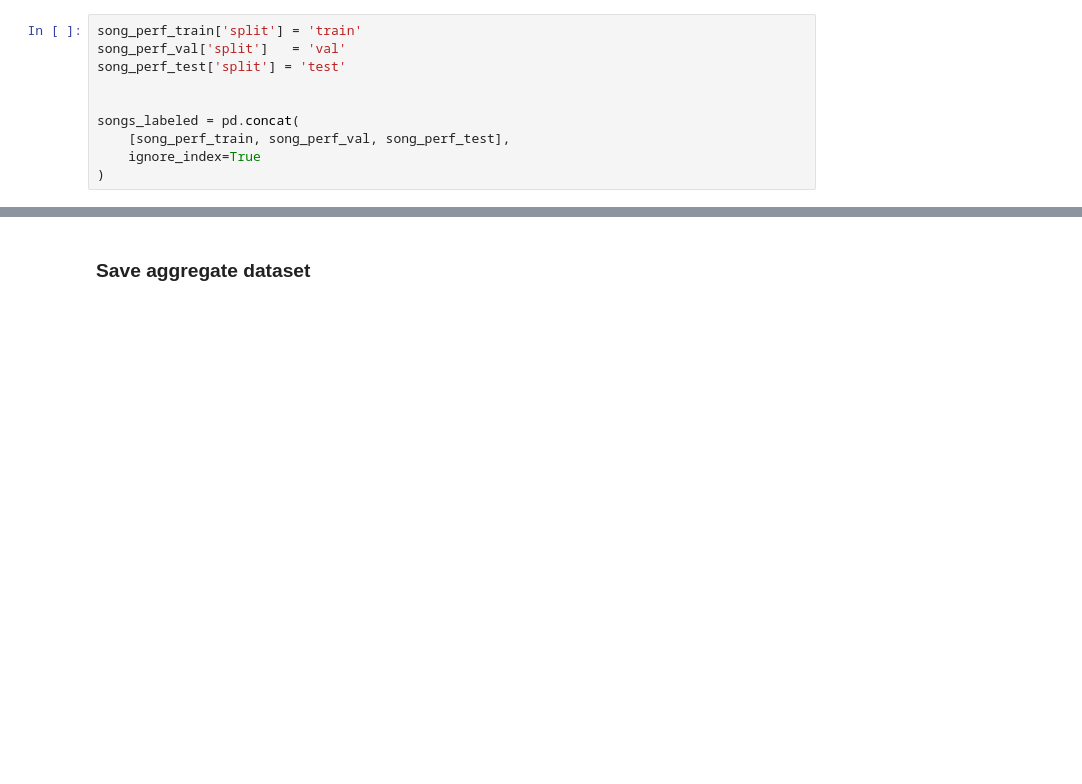
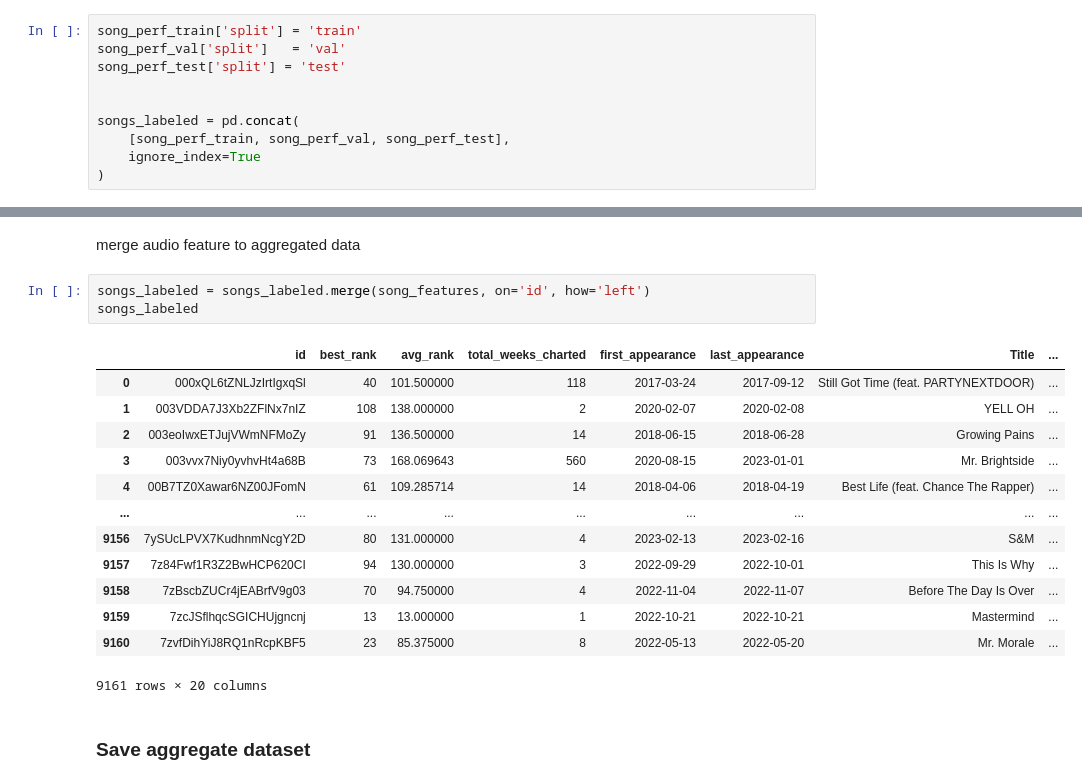
Before and after one commit to patrawi/spotify, a Jupyter notebook: Split_data.ipynb, the cells around one changed output, grey strips where cells are left out. Drawn from its saved outputs; the diff is of its cells as text; blank space fills up the shorter version.

```diff
--- a/Split_data.ipynb
+++ b/Split_data.ipynb
@@ -323,3 +357,22 @@ songs_labeled = pd.concat(
+# %% [markdown]
+merge audio feature to aggregated data
+# %%
+songs_labeled = songs_labeled.merge(song_features, on='id', how='left')
+songs_labeled
+# %% [output]
+|  | id | best_rank | avg_rank | total_weeks_charted | first_appearance | last_appearance | Title | ... |
+| 0 | 000xQL6tZNLJzIrtIgxqSl | 40 | 101.500000 | 118 | 2017-03-24 | 2017-09-12 | Still Got Time (feat. PARTYNEXTDOOR) | ... |
+| 1 | 003VDDA7J3Xb2ZFlNx7nIZ | 108 | 138.000000 | 2 | 2020-02-07 | 2020-02-08 | YELL OH | ... |
+| 2 | 003eoIwxETJujVWmNFMoZy | 91 | 136.500000 | 14 | 2018-06-15 | 2018-06-28 | Growing Pains | ... |
+| 3 | 003vvx7Niy0yvhvHt4a68B | 73 | 168.069643 | 560 | 2020-08-15 | 2023-01-01 | Mr. Brightside | ... |
+| 4 | 00B7TZ0Xawar6NZ00JFomN | 61 | 109.285714 | 14 | 2018-04-06 | 2018-04-19 | Best Life (feat. Chance The Rapper) | ... |
+| ... | ... | ... | ... | ... | ... | ... | ... | ... |
+| 9156 | 7ySUcLPVX7KudhnmNcgY2D | 80 | 131.000000 | 4 | 2023-02-13 | 2023-02-16 | S&M | ... |
+| 9157 | 7z84Fwf1R3Z2BwHCP620CI | 94 | 130.000000 | 3 | 2022-09-29 | 2022-10-01 | This Is Why | ... |
+| 9158 | 7zBscbZUCr4jEABrfV9g03 | 70 | 94.750000 | 4 | 2022-11-04 | 2022-11-07 | Before The Day Is Over | ... |
+| 9159 | 7zcJSflhqcSGICHUjgncnj | 13 | 13.000000 | 1 | 2022-10-21 | 2022-10-21 | Mastermind | ... |
+| 9160 | 7zvfDihYiJ8RQ1nRcpKBF5 | 23 | 85.375000 | 8 | 2022-05-13 | 2022-05-20 | Mr. Morale | ... |
+9161 rows × 20 columns
 # %% [markdown]
 ### Save aggregate dataset
 # %%
```
Also changed, not shown: parts of 7 cells of this notebook.
